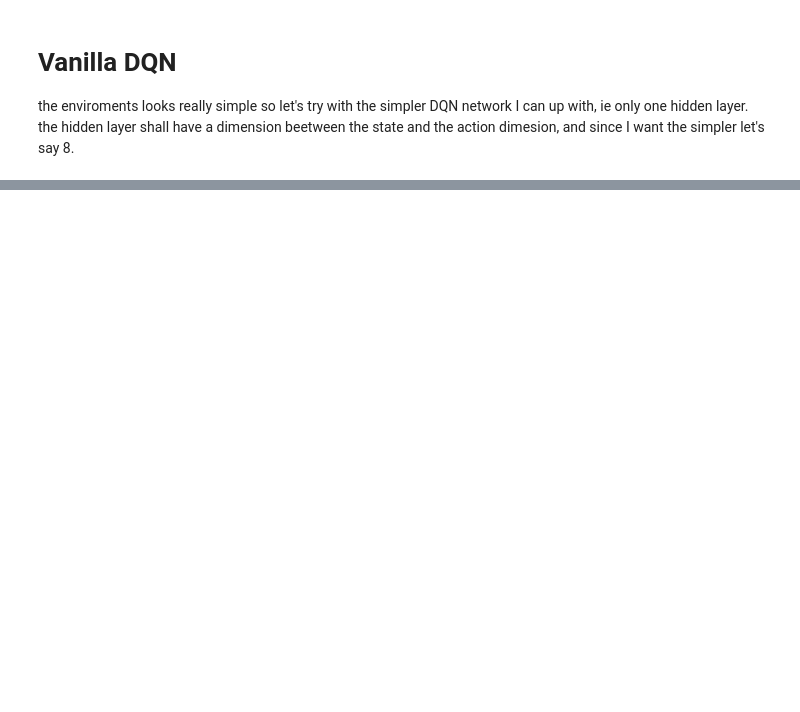
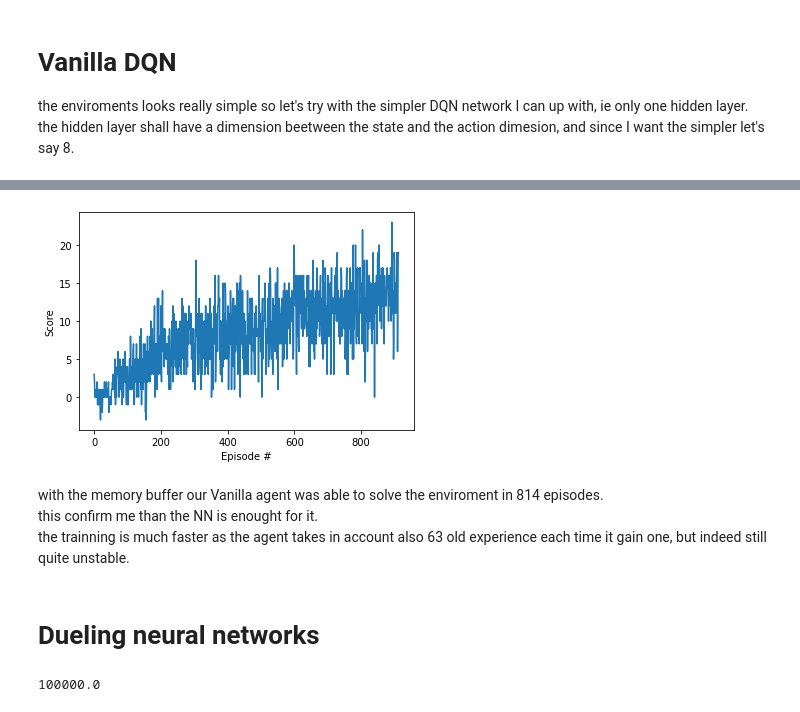
Before and after one commit to uranio238/uda-deep-reinforcement-learning, a Jupyter notebook: Main.ipynb, the cells around one changed output, grey strips where cells are left out. Cells and saved outputs as stored; diff of their text form; code cells hidden in the pictures; blank space fills up the shorter version.

```diff
--- a/Main.ipynb
+++ b/Main.ipynb
@@ -302,0 +450,11 @@ Episode 2000    Average Score: 11.32    eps: 0.01
+# %%
+# transform for Vanilla agent
+def state_transform(env_info):
+    return env_info.vector_observations[0]
+# instance Agent
+agent = VanillaWithReplayBufferAgent(state_size=state_size, action_size=action_size)
+
+# trainning
+scores = dqn(agent, state_transform=state_transform,
+             file_start=None, file_end='vanilla_memory_model_2000_episodes.pth',
+             file_success='vanilla_memory_model_success.pth')
@@ -303,2 +473,21 @@ Episode 2000    Average Score: 11.32    eps: 0.01
+# %%
+fig = plt.figure()
+ax = fig.add_subplot(111)
+plt.plot(np.arange(len(scores)), scores)
+plt.ylabel('Score')
+plt.xlabel('Episode #')
+plt.show()
+# %% [output]
+[figure, added]
+# %% [markdown]
+with the memory buffer our Vanilla agent was able to solve the enviroment in 814 episodes. \
+this confirm me than the NN is enought for it. \
+the trainning is much faster as the agent takes in account also 63 old experience each time it gain one, but indeed still quite unstable.
+# %% [markdown]
+# Dueling neural networks
 # %%
 env.close()
+# %%
+1e5
+# %% [output]
+100000.0
```
Also changed, not shown: parts of 17 cells of this notebook, 3 other files.
